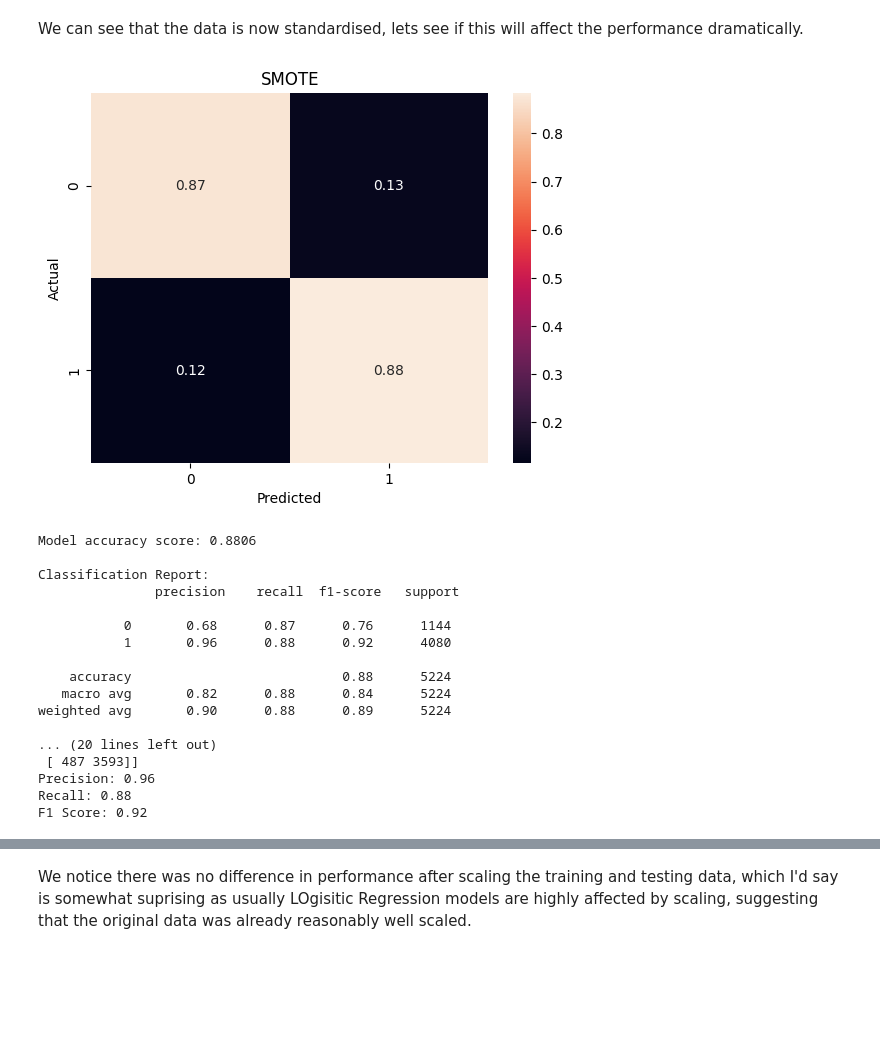
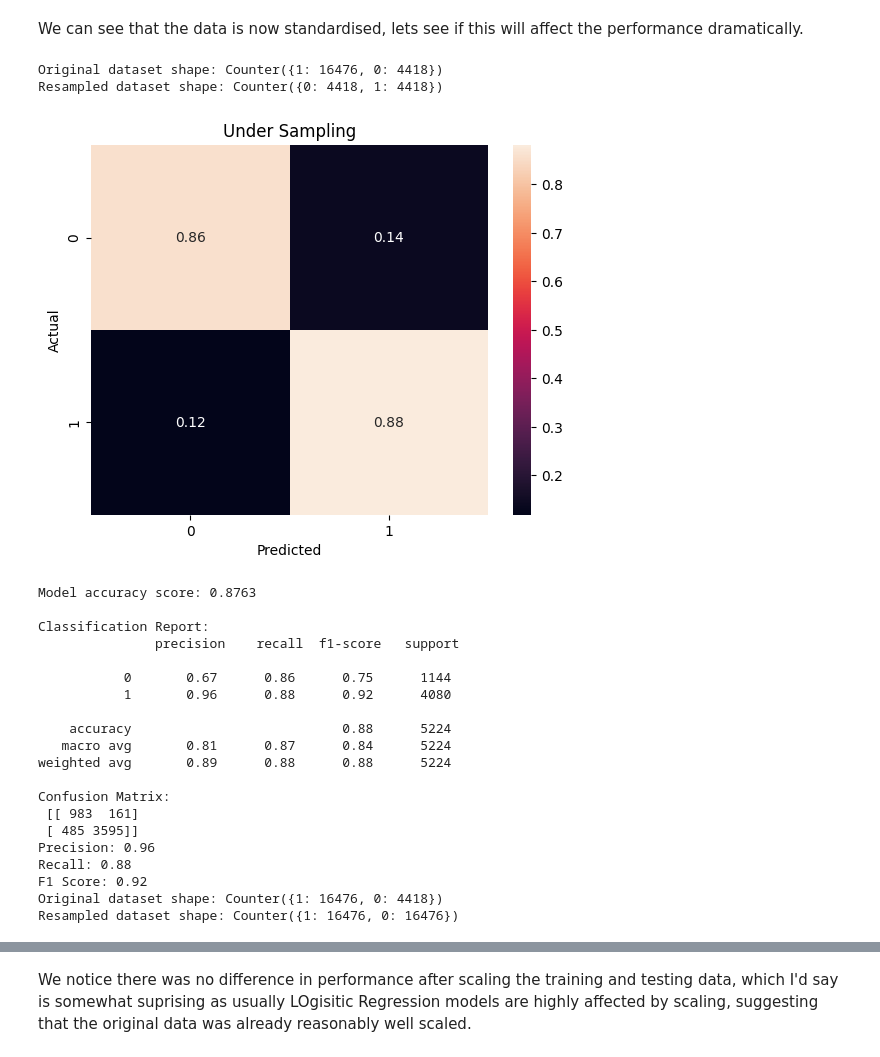
Before and after one commit to christianndjanda/-DST_Assessment_1_Group_4, a Jupyter notebook: ImranV/logitistic_reg_model.ipynb, the cells around one changed output, grey strips where cells are left out. Cells and saved outputs as stored; diff of their text form; code cells hidden in the pictures; blank space fills up the shorter version.

```diff
--- a/ImranV/logitistic_reg_model.ipynb
+++ b/ImranV/logitistic_reg_model.ipynb
@@ -604,8 +598,43 @@ print(X_test)
 # %% [markdown]
 We can see that the data is now standardised, lets see if this will affect the performance dramatically.
 # %%
+undersampler = RandomUnderSampler(random_state=42)
+X_train_resampled, y_train_resampled = undersampler.fit_resample(X_train, y_train)
+
+print(f'Original dataset shape: {Counter(y_train)}')
+print(f'Resampled dataset shape: {Counter(y_train_resampled)}')
+
+model_und= LogisticRegression(C=100, penalty='l1',max_iter=500,solver= 'liblinear', tol=0.0001)
+model_und.fit(X_train_resampled, y_train_resampled)
+y_pred_und= model_und.predict(X_test)
+
+
+cm_und= confusion_matrix(y_test, y_pred_und)
+
+cm_und_normalized = cm_und.astype('float') / cm.sum(axis=1)[:, np.newaxis]
+sns.heatmap(cm_und_normalized, annot=True, fmt='.2f',)
+plt.title('Under Sampling')
+plt.xlabel('Predicted')
+plt.ylabel('Actual')
+plt.show()
+
+precision= precision_score(y_test, y_pred_und)
+recall = recall_score(y_test, y_pred_und)
+f1 = f1_score(y_test, y_pred_und)
+
+print('Model accuracy score: {0:0.4f}'. format(accuracy_score(y_test, y_pred_und)))
+print("\nClassification Report:\n", classification_report(y_test, y_pred_und))
+print("Confusion Matrix:\n", confusion_matrix(y_test, y_pred_und))
+print(f'Precision: {precision:.2f}')
+print(f'Recall: {recall:.2f}')
+print(f'F1 Score: {f1:.2f}')
+
+
 smote = SMOTE(random_state=42)
 X_train_resampled, y_train_resampled = smote.fit_resample(X_train, y_train)
+
+print(f'Original dataset shape: {Counter(y_train)}')
+print(f'Resampled dataset shape: {Counter(y_train_resampled)}')
 
 model_SMOTE= LogisticRegression(C=100, penalty='l1',max_iter=500,solver= 'liblinear', tol=0.0001)
 model_SMOTE.fit(X_train_resampled, y_train_resampled)
@@ -622,48 +651,53 @@ plt.ylabel('Actual')
 plt.show()
 
 precision= precision_score(y_test, y_pred_SMOTE)
 recall = recall_score(y_test, y_pred_SMOTE)
 f1 = f1_score(y_test, y_pred_SMOTE)
 
 print('Model accuracy score: {0:0.4f}'. format(accuracy_score(y_test, y_pred_SMOTE)))
 print("\nClassification Report:\n", classification_report(y_test, y_pred_SMOTE))
 print("Confusion Matrix:\n", confusion_matrix(y_test, y_pred_SMOTE))
 print(f'Precision: {precision:.2f}')
 print(f'Recall: {recall:.2f}')
 print(f'F1 Score: {f1:.2f}')
 
 model_w= LogisticRegression(C=100, penalty='l1',max_iter=500,solver= 'liblinear', tol=0.0001,class_weight=class_weights)
 model_w.fit(X_train, y_train)
 y_pred_w = model_w.predict(X_test)
 
 
 
 precision= precision_score(y_test, y_pred_w)
 recall = recall_score(y_test, y_pred_w)
 f1 = f1_score(y_test, y_pred_w)
 
 print('Model accuracy score: {0:0.4f}'. format(accuracy_score(y_test, y_pred_w)))
 print("\nClassification Report:\n", classification_report(y_test, y_pred_w))
 print("Confusion Matrix:\n", confusion_matrix(y_test, y_pred_w))
 print(f'Precision: {precision:.2f}')
 print(f'Recall: {recall:.2f}')
 print(f'F1 Score: {f1:.2f}')
 # %% [output]
+Original dataset shape: Counter({1: 16476, 0: 4418})
+Resampled dataset shape: Counter({0: 4418, 1: 4418})
-[figure, old version]
+[figure, new version]
-Model accuracy score: 0.8806
-
-Classification Report:
-               precision    recall  f1-score   support
-
-           0       0.68      0.87      0.76      1144
-           1       0.96      0.88      0.92      4080
-
-    accuracy                           0.88      5224
-   macro avg       0.82      0.88      0.84      5224
-weighted avg       0.90      0.88      0.89      5224
-
-... (20 lines left out)
- [ 487 3593]]
-Precision: 0.96
-Recall: 0.88
-F1 Score: 0.92
+Model accuracy score: 0.8763
+
+Classification Report:
+               precision    recall  f1-score   support
+
+           0       0.67      0.86      0.75      1144
+           1       0.96      0.88      0.92      4080
+
+    accuracy                           0.88      5224
+   macro avg       0.81      0.87      0.84      5224
+weighted avg       0.89      0.88      0.88      5224
+
+Confusion Matrix:
+ [[ 983  161]
+ [ 485 3595]]
+Precision: 0.96
+Recall: 0.88
+F1 Score: 0.92
+Original dataset shape: Counter({1: 16476, 0: 4418})
+Resampled dataset shape: Counter({1: 16476, 0: 16476})
```
Also changed, not shown: parts of 8 cells of this notebook.
